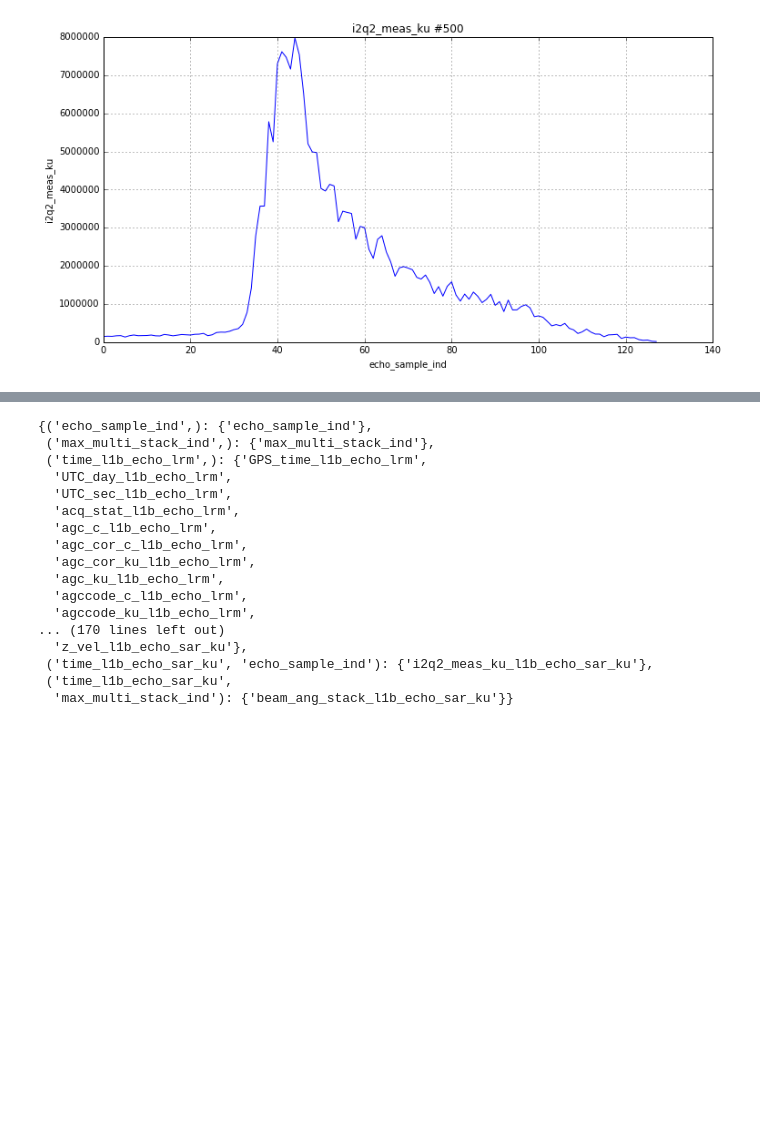
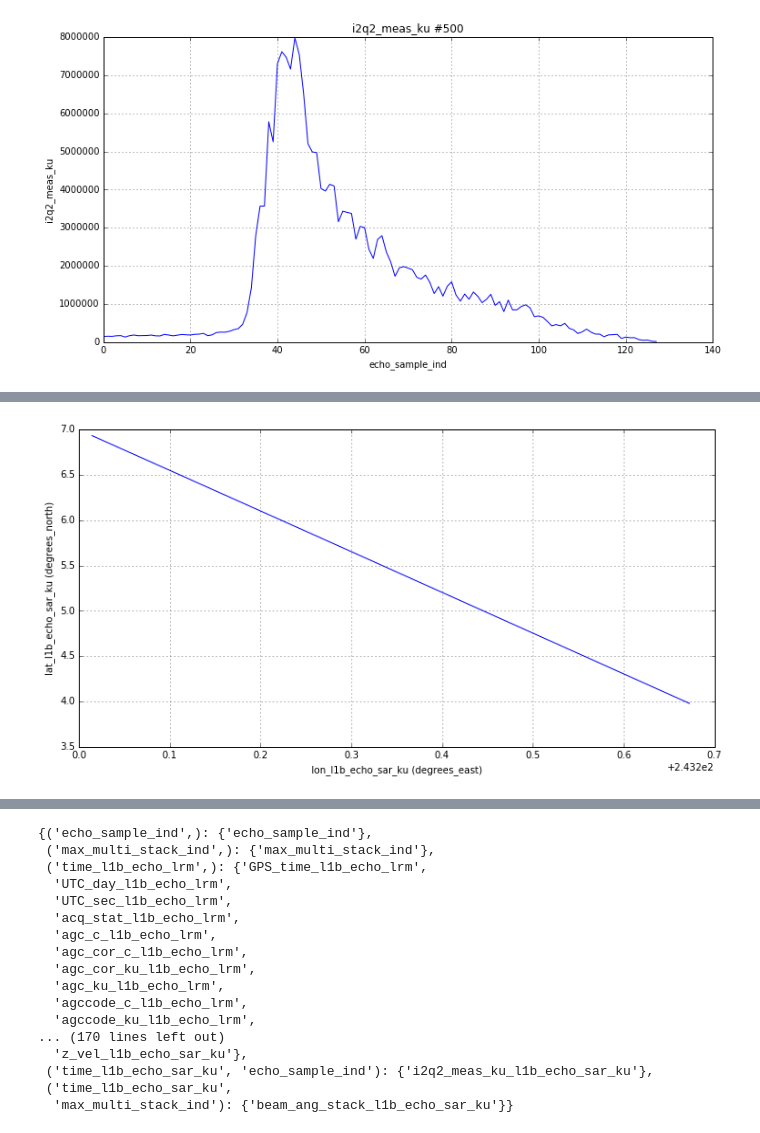
Before and after one commit to DeDop/dedop-core, a Jupyter notebook: notebooks/analysis-l1b.ipynb, the cells around one changed output, grey strips where cells are left out. Saved outputs shown, nothing was run; the diff lists cells and outputs as text; code cells hidden in the pictures; blank space fills up the shorter version.

```diff
--- a/notebooks/analysis-l1b.ipynb
+++ b/notebooks/analysis-l1b.ipynb
@@ -49,0 +66,4 @@ an.plot_meas(ref_ind=500)
+# %%
+an.plot_1d_vars(x='lon_l1b_echo_sar_ku', y='lat_l1b_echo_sar_ku')
+# %% [output]
+[figure, added]
```
Also changed, not shown: parts of 11 cells of this notebook, 1 other file.
